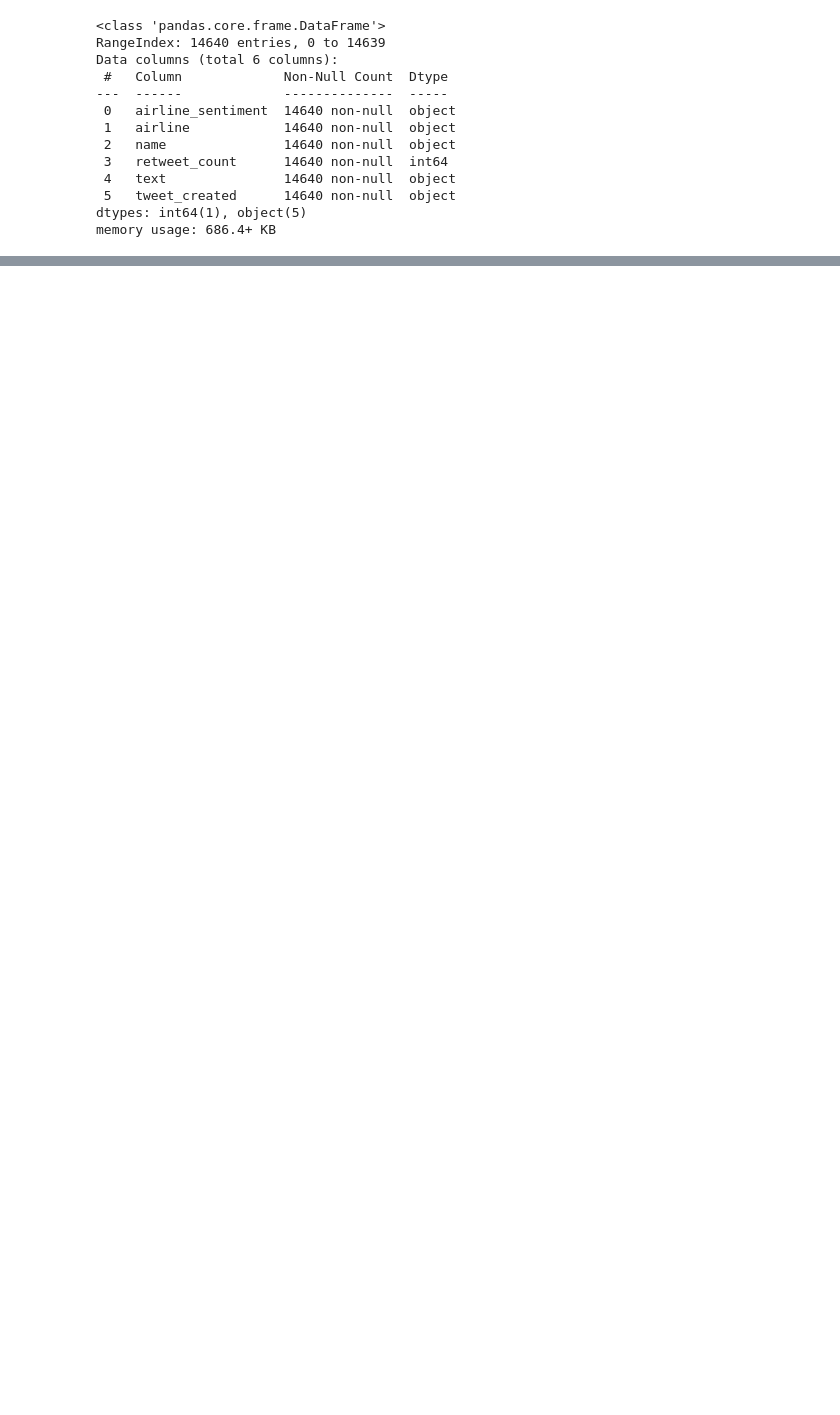
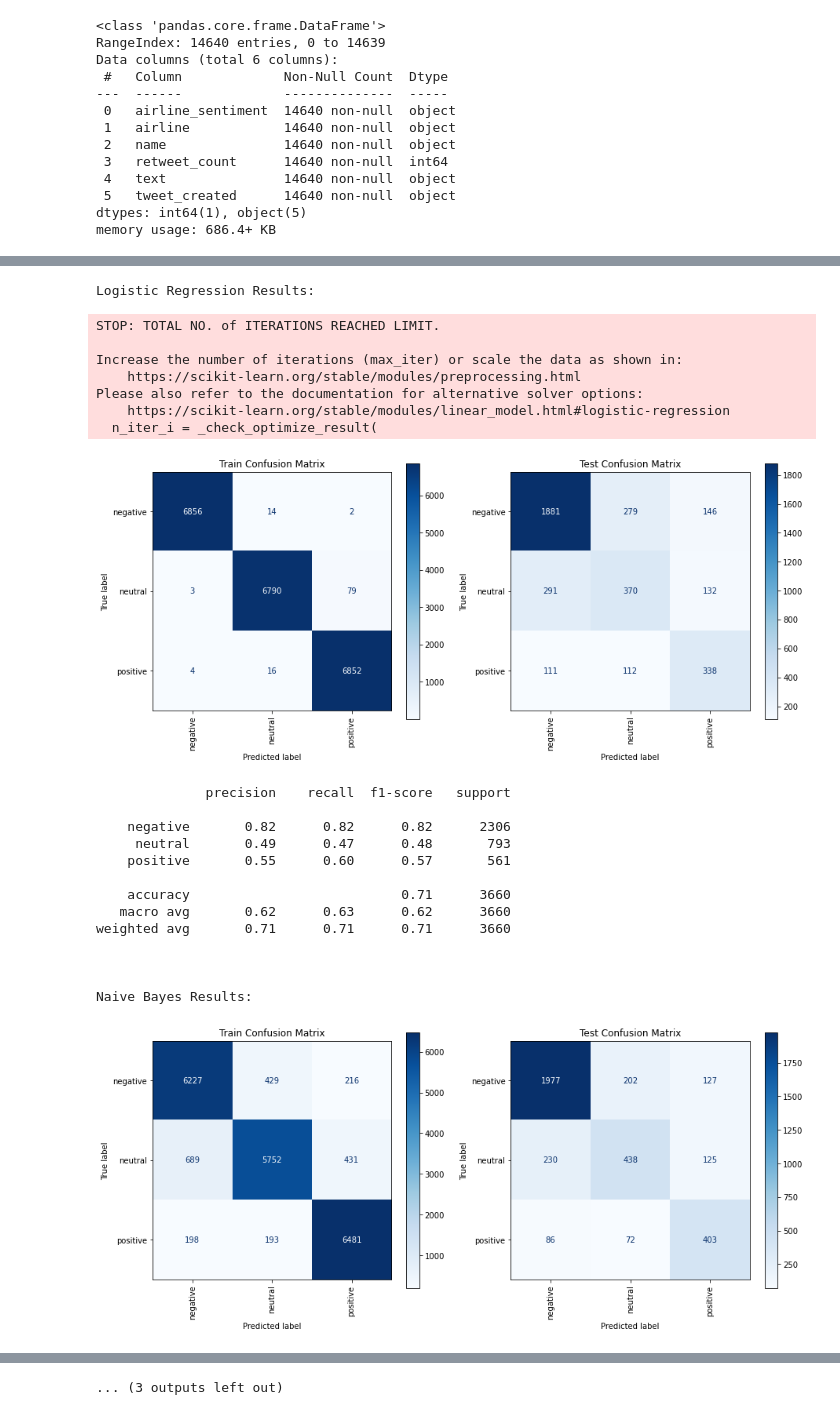
Before and after one commit to halemade/airline-tweets, a Jupyter notebook: Airline Tweets.ipynb, the cells around one changed output, grey strips where cells are left out. Cells and saved outputs as stored; diff of their text form; code cells hidden in the pictures; blank space fills up the shorter version.

Commit message:
SMOTE

```diff
--- a/Airline Tweets.ipynb
+++ b/Airline Tweets.ipynb
@@ -164,0 +181,29 @@ The model with the highest F1 score is XGBoost.
+# %%
+smote = SMOTE()
+x_train_smote, y_train_smote = smote.fit_resample(x_train, y_train)
+# %%
+models = m(x_train_smote, x_test, y_train_smote, y_test, objects=objects, index=index)
+# %% [output]
+Logistic Regression Results:
+STOP: TOTAL NO. of ITERATIONS REACHED LIMIT.
+
+Increase the number of iterations (max_iter) or scale the data as shown in:
+    https://scikit-learn.org/stable/modules/preprocessing.html
+Please also refer to the documentation for alternative solver options:
+    https://scikit-learn.org/stable/modules/linear_model.html#logistic-regression
+  n_iter_i = _check_optimize_result(
+[figure, added]
+              precision    recall  f1-score   support
+
+    negative       0.82      0.82      0.82      2306
+     neutral       0.49      0.47      0.48       793
+    positive       0.55      0.60      0.57       561
+
+    accuracy                           0.71      3660
+   macro avg       0.62      0.63      0.62      3660
+weighted avg       0.71      0.71      0.71      3660
+
+
+
+Naive Bayes Results:
+[figure, added]
@@ -164,0 +253 @@ The model with the highest F1 score is XGBoost.
+... (3 outputs left out)
```
Also changed, not shown: parts of 9 cells of this notebook.
